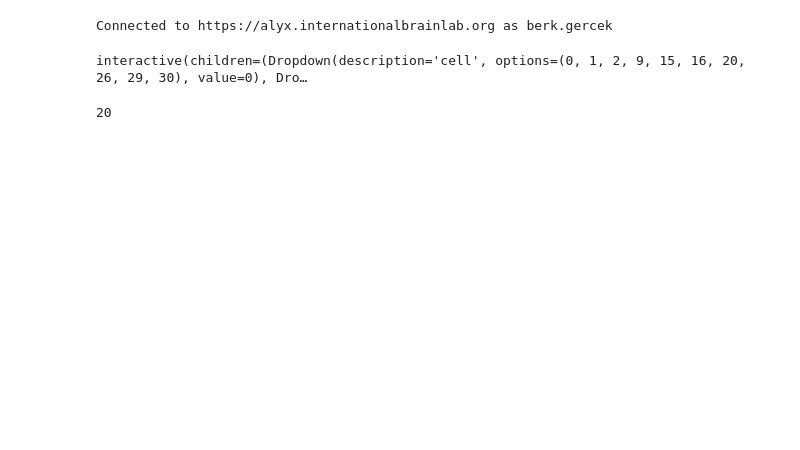
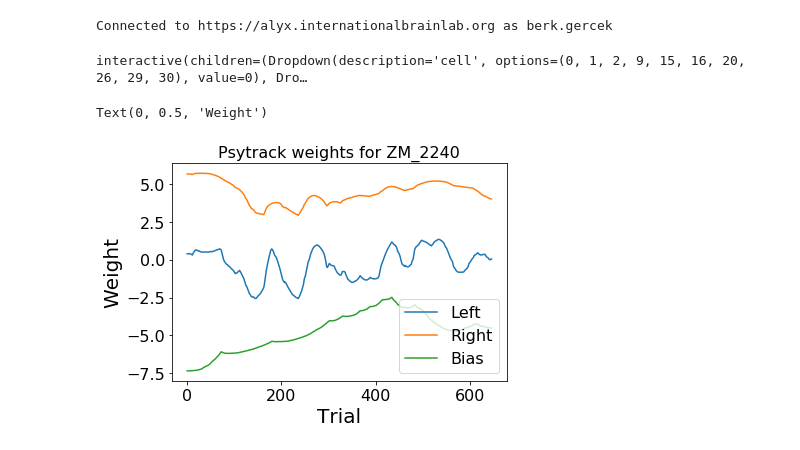
Before and after one commit to int-brain-lab/prior-localization, a Jupyter notebook: synthetic_data_fits.ipynb, the cells around one changed output. Cells and saved outputs as stored; diff of their text form; code cells hidden in the pictures; blank space fills up the shorter version.

Commit message:
Data exploration and small changes to fit_sess_psytrack

```diff
--- a/synthetic_data_fits.ipynb
+++ b/synthetic_data_fits.ipynb
@@ -108,7 +108,14 @@ def plot_fits(cell=cells, combination=combnames.keys()):
     plt.tight_layout()
 # %% [output]
 interactive(children=(Dropdown(description='cell', options=(0, 1, 2, 9, 15, 16, 20, 26, 29, 30), value=0), Dro…
-# %%
-len(fitdata[1][(False, False, True)][100])
-# %% [output]
-20
+# %%
+plt.plot(wts.left, label='Left')
+plt.plot(wts.right, label='Right')
+plt.plot(wts.bias, label='Bias')
+plt.legend()
+plt.title('Psytrack weights for ZM_2240')
+plt.xlabel('Trial')
+plt.ylabel('Weight')
+# %% [output]
+Text(0, 0.5, 'Weight')
+[figure, added]
```
Also changed, not shown: 3 other files.
